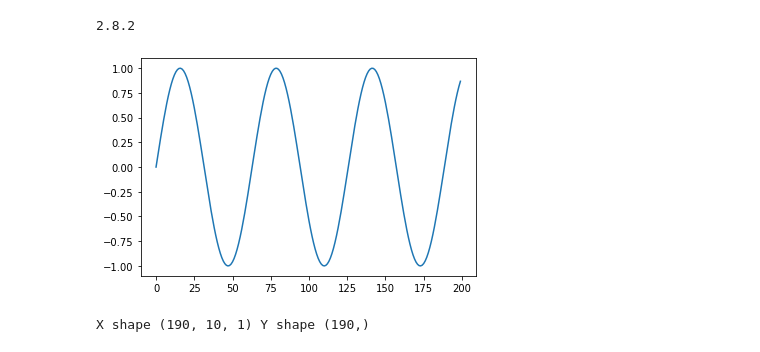
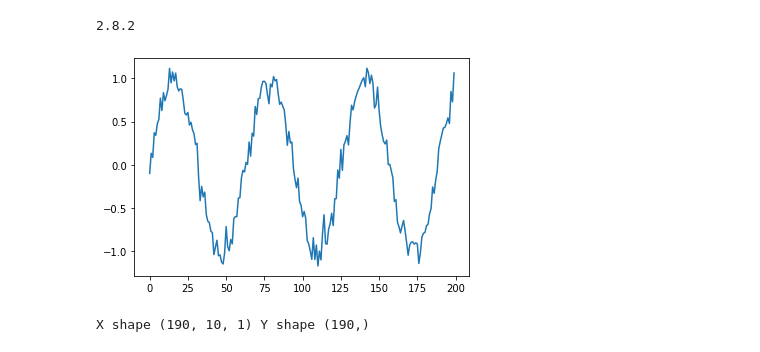
Before and after one commit to cz101/ML-TF, a Jupyter notebook: TF2_0_SimpleRNN_Sine.ipynb, the cells around one changed output. Saved outputs shown, nothing was run; the diff lists cells and outputs as text; code cells hidden in the pictures.

```diff
--- a/TF2_0_SimpleRNN_Sine.ipynb
+++ b/TF2_0_SimpleRNN_Sine.ipynb
@@ -13,11 +13,11 @@ from tensorflow.keras.layers import  Input, Dense,SimpleRNN,Flatten
 from tensorflow.keras.models import Model
 from tensorflow.keras.optimizers import SGD, Adam
 # %%
-series = np.sin(0.1*np.arange(200)) #+np.random.randn(200)*0.1
+series = np.sin(0.1*np.arange(200)) +np.random.randn(200)*0.1
 plt.plot(series)
 plt.show()
 # %% [output]
-[figure, old version]
+[figure, new version]
 # %%
 #creating the data set
 T=10
```
Also changed, not shown: parts of 4 cells of this notebook.
